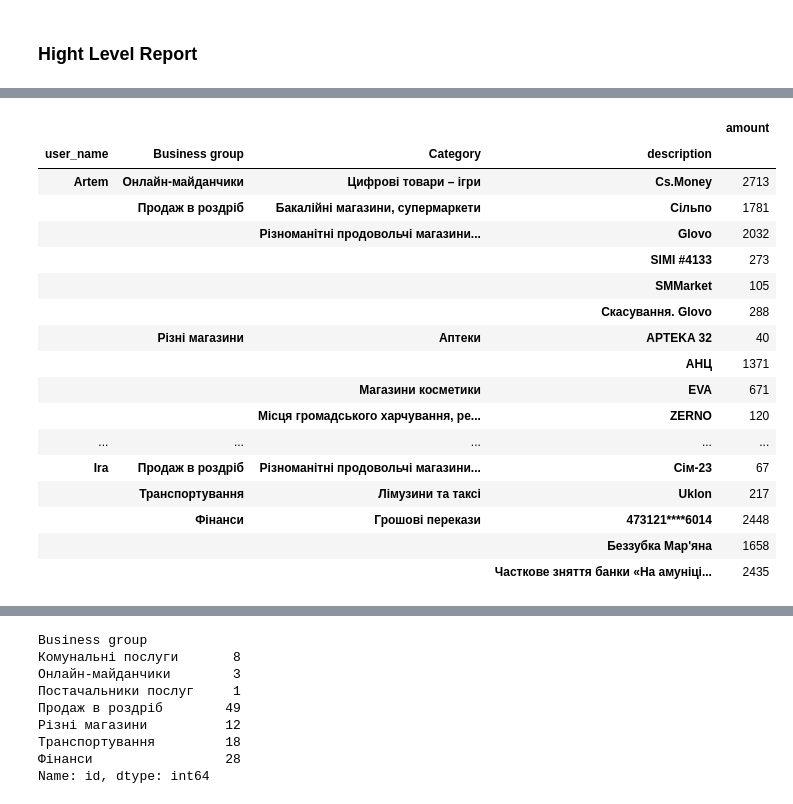
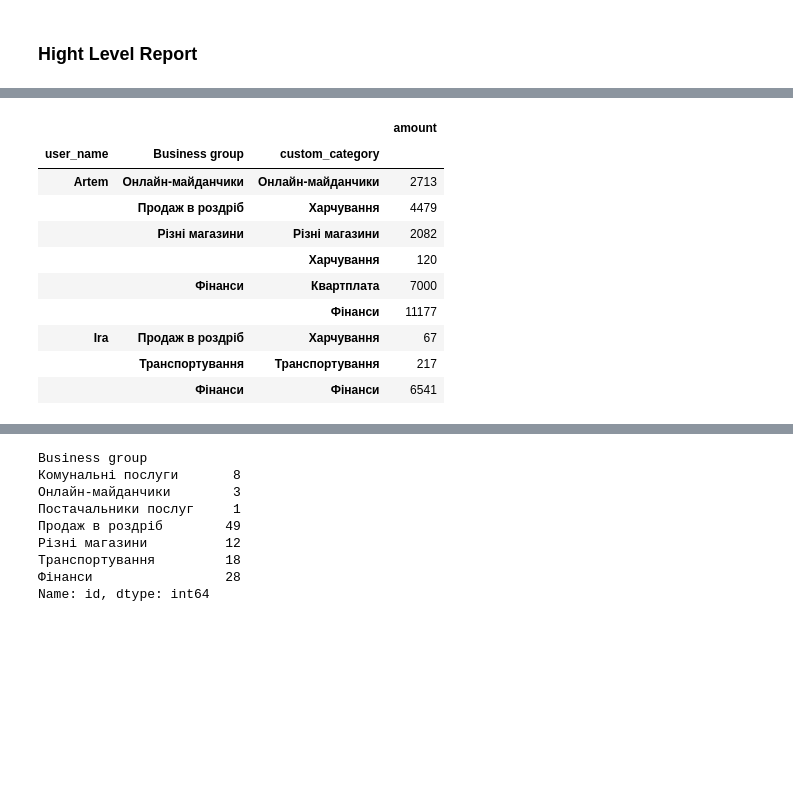
Before and after one commit to wixxxez/TransactionClassificator, a Jupyter notebook: notebooks/TransactionReport.ipynb, the cells around one changed output, grey strips where cells are left out. Saved outputs shown, nothing was run; the diff lists cells and outputs as text; code cells hidden in the pictures; blank space fills up the shorter version.

```diff
--- a/notebooks/TransactionReport.ipynb
+++ b/notebooks/TransactionReport.ipynb
@@ -82,21 +57,14 @@ data.query("week_number == 1")
 # %%
-data.query("week_number == 1").groupby( ['user_name', 'Business group', 'Category','description'] ).amount.sum().to_frame()
+data_full.query("week_number == 1").groupby( ['user_name', 'Business group', 'custom_category'] ).amount.sum().to_frame()
 # %% [output]
-|  |  |  |  | amount |
-| user_name | Business group | Category | description |  |
-| Artem | Онлайн-майданчики | Цифрові товари – ігри | Cs.Money | 2713 |
-|  | Продаж в роздріб | Бакалійні магазини, супермаркети | Сільпо | 1781 |
-|  |  | Різноманітні продовольчі магазини... | Glovo | 2032 |
-|  |  |  | SIMI #4133 | 273 |
-|  |  |  | SMMarket | 105 |
-|  |  |  | Скасування. Glovo | 288 |
-|  | Різні магазини | Аптеки | APTEKA 32 | 40 |
-|  |  |  | АНЦ | 1371 |
-|  |  | Магазини косметики | EVA | 671 |
-|  |  | Місця громадського харчування, ре... | ZERNO | 120 |
-| ... | ... | ... | ... | ... |
-| Ira | Продаж в роздріб | Різноманітні продовольчі магазини... | Сім-23 | 67 |
-|  | Транспортування | Лімузини та таксі | Uklon | 217 |
-|  | Фінанси | Грошові перекази | 473121****6014 | 2448 |
-|  |  |  | Беззубка Мар'яна | 1658 |
-|  |  |  | Часткове зняття банки «На амуніці... | 2435 |
+|  |  |  | amount |
+| user_name | Business group | custom_category |  |
+| Artem | Онлайн-майданчики | Онлайн-майданчики | 2713 |
+|  | Продаж в роздріб | Харчування | 4479 |
+|  | Різні магазини | Різні магазини | 2082 |
+|  |  | Харчування | 120 |
+|  | Фінанси | Квартплата | 7000 |
+|  |  | Фінанси | 11177 |
+| Ira | Продаж в роздріб | Харчування | 67 |
+|  | Транспортування | Транспортування | 217 |
+|  | Фінанси | Фінанси | 6541 |
```
Also changed, not shown: parts of 14 cells of this notebook, 1 other file.
